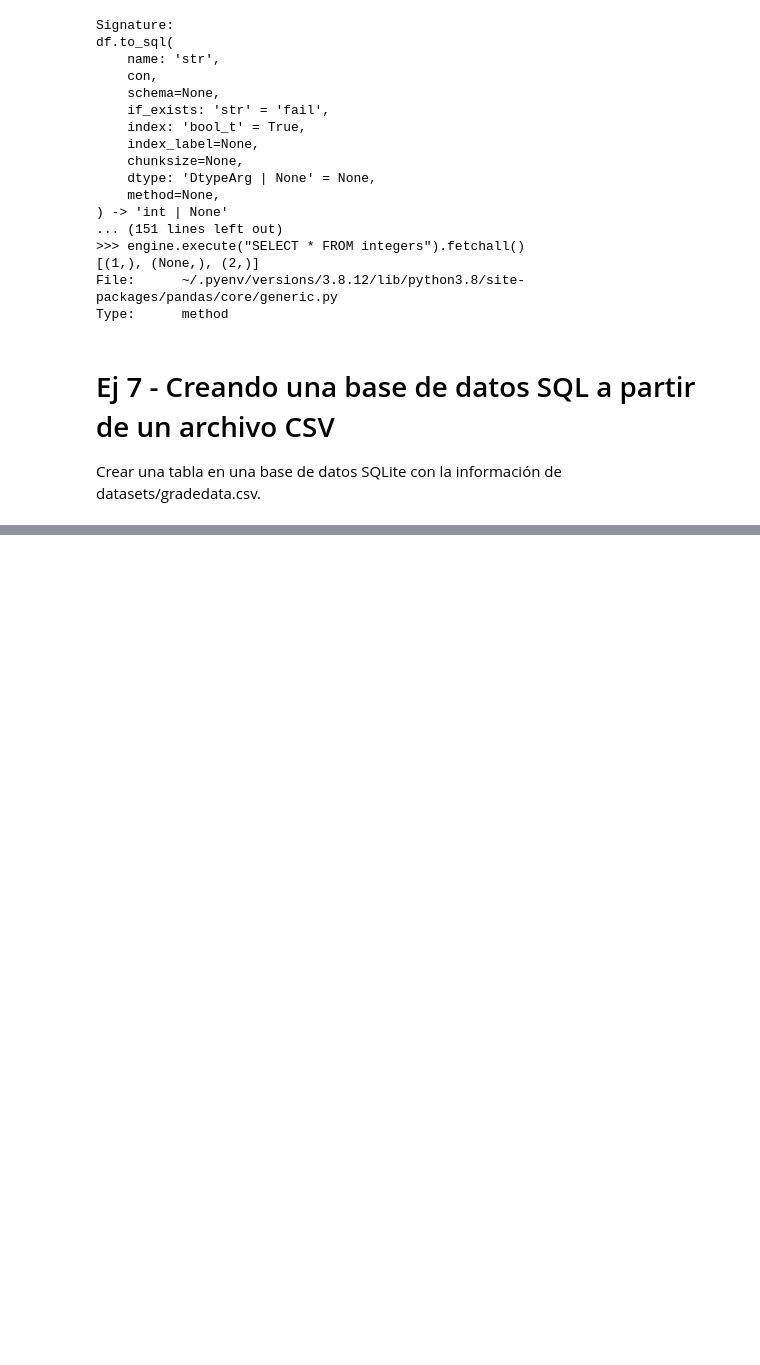
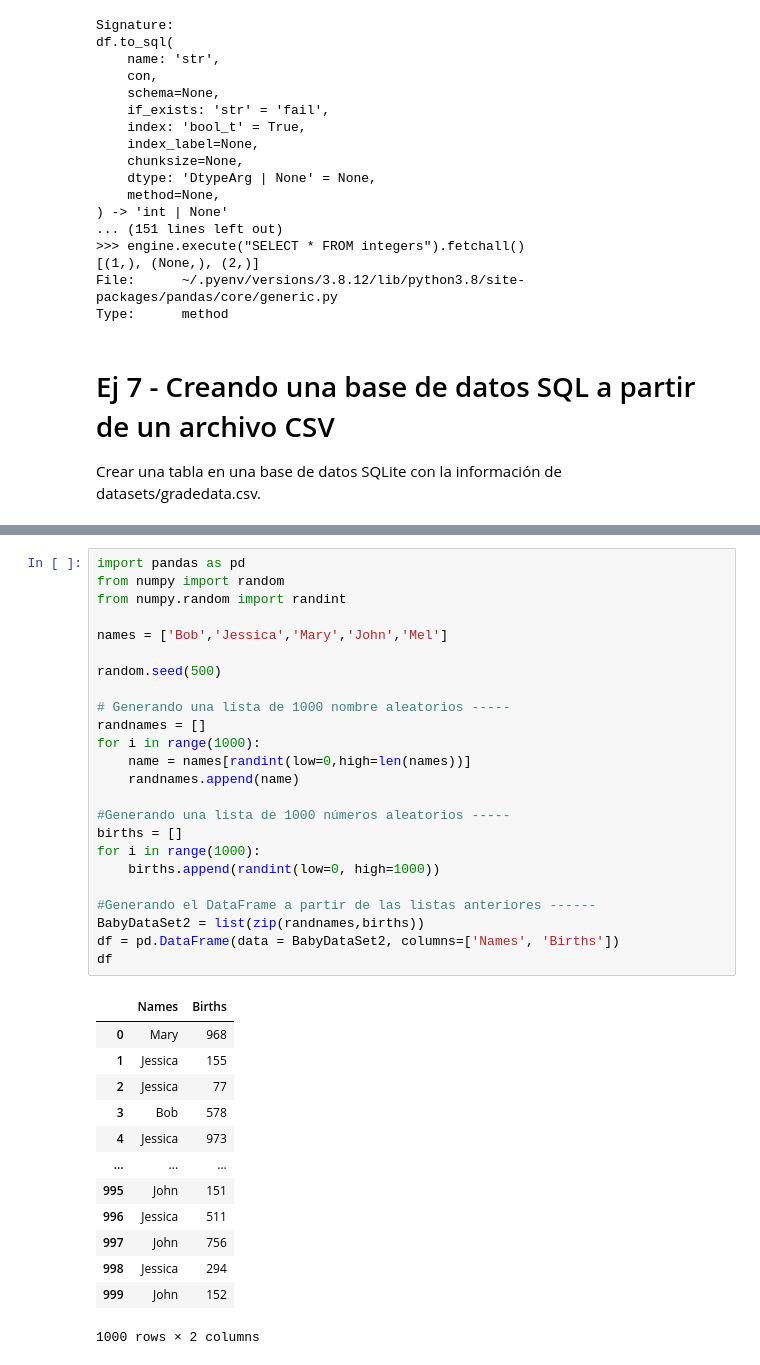
Before and after one commit to MarianaArzapalo/1-ADescDatos, a Jupyter notebook: 00-es_datos.ipynb, the cells around one changed output, grey strips where cells are left out. Saved outputs shown, nothing was run; the diff lists cells and outputs as text; blank space fills up the shorter version.

Commit message:
Agregando listas de nacimientos aleatorias...

```diff
--- a/00-es_datos.ipynb
+++ b/00-es_datos.ipynb
@@ -392,0 +397,38 @@ Crear una tabla en una base de datos SQLite con la información de datasets/grad
+# %%
+import pandas as pd
+from numpy import random
+from numpy.random import randint
+
+names = ['Bob','Jessica','Mary','John','Mel']
+
+random.seed(500)
+
+# Generando una lista de 1000 nombre aleatorios -----
+randnames = []
+for i in range(1000):
+    name = names[randint(low=0,high=len(names))]
+    randnames.append(name)
+
+#Generando una lista de 1000 números aleatorios -----
+births = []
+for i in range(1000):
+    births.append(randint(low=0, high=1000))
+
+#Generando el DataFrame a partir de las listas anteriores ------
+BabyDataSet2 = list(zip(randnames,births))
+df = pd.DataFrame(data = BabyDataSet2, columns=['Names', 'Births'])
+df
+# %% [output]
+|  | Names | Births |
+| 0 | Mary | 968 |
+| 1 | Jessica | 155 |
+| 2 | Jessica | 77 |
+| 3 | Bob | 578 |
+| 4 | Jessica | 973 |
+| ... | ... | ... |
+| 995 | John | 151 |
+| 996 | Jessica | 511 |
+| 997 | John | 756 |
+| 998 | Jessica | 294 |
+| 999 | John | 152 |
+1000 rows × 2 columns
```
Also changed, not shown: parts of 1 cell of this notebook.
